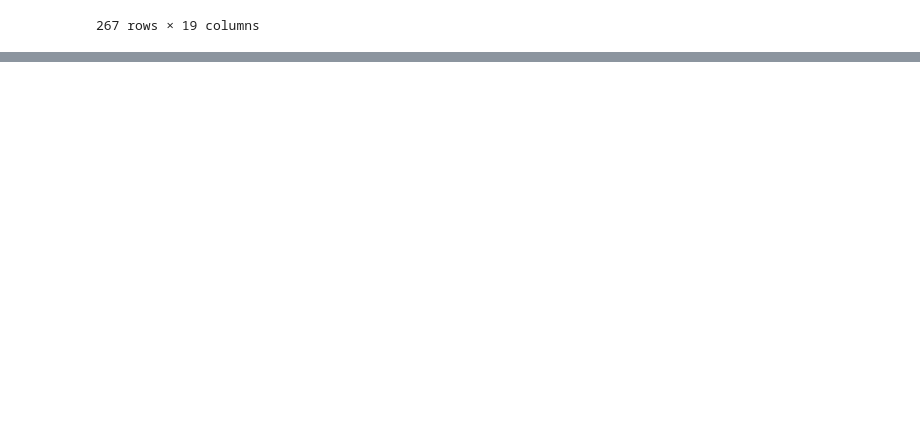
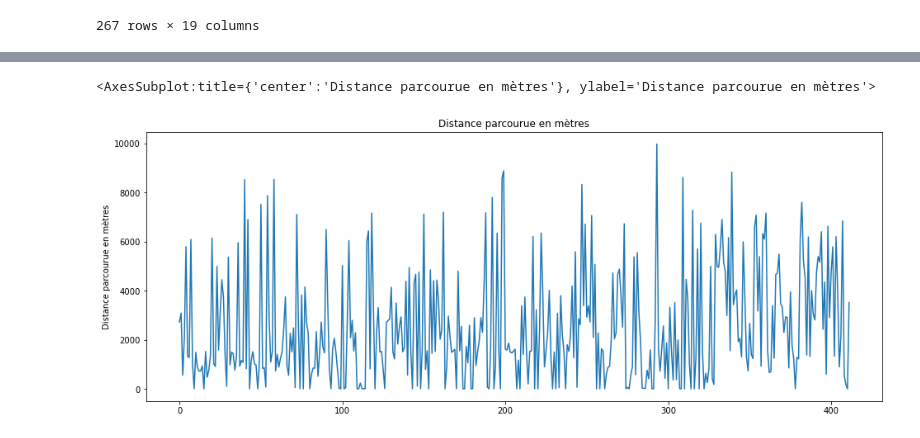
Before and after one commit to apellier/baikbaik, a Jupyter notebook: python_test.ipynb, the cells around one changed output, grey strips where cells are left out. Drawn from its saved outputs; the diff is of its cells as text; code cells hidden in the pictures; blank space fills up the shorter version.

```diff
--- a/python_test.ipynb
+++ b/python_test.ipynb
@@ -500,0 +386,9 @@ left.join(right, lsuffix="_FIRST", rsuffix="_SECOND")
+# %%
+plt.figure(figsize=(16,6))
+distance = velib_data['Distance parcourue en mètres']
+date = velib_data["start_date"]
+plt.title("Distance parcourue en mètres")
+sns.lineplot(data=distance)
+# %% [output]
+<AxesSubplot:title={'center':'Distance parcourue en mètres'}, ylabel='Distance parcourue en mètres'>
+[figure, added]
```
Also changed, not shown: parts of 50 cells of this notebook.
